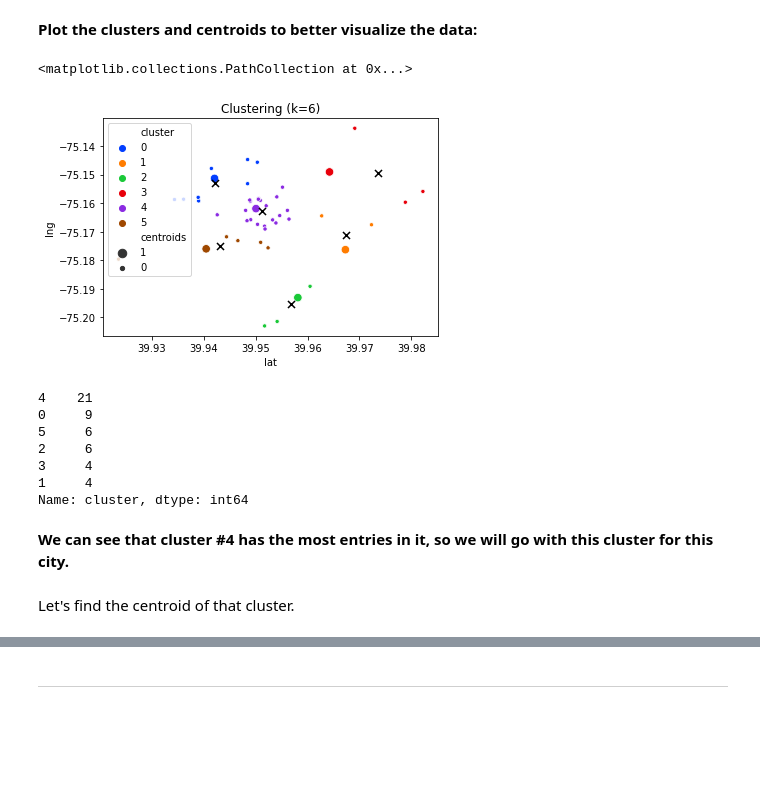
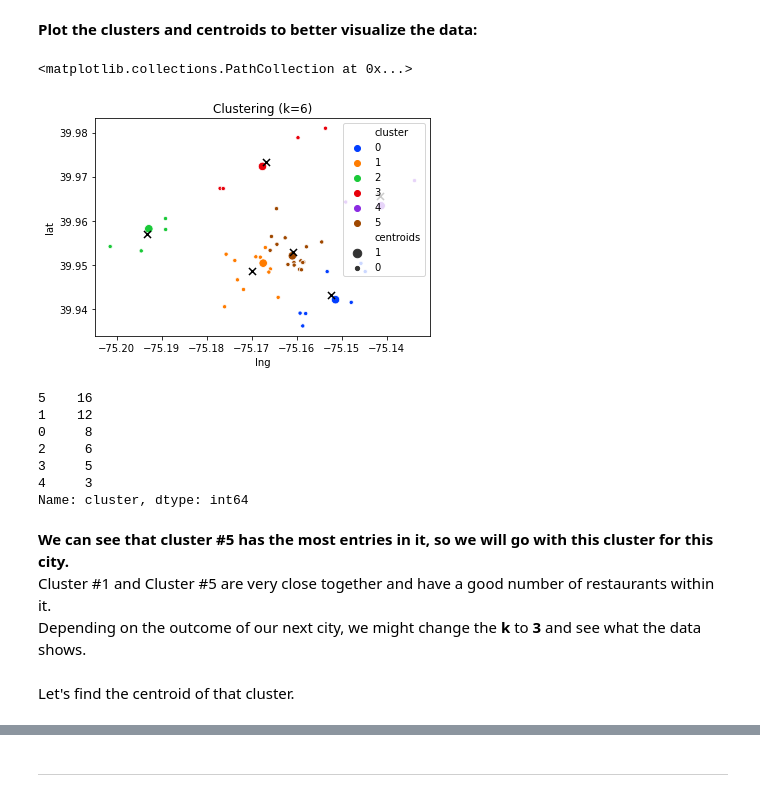
Before and after one commit to theblindhobo/Coursera_Capstone, a Jupyter notebook: The Battle of Neighborhoods (Week 2).ipynb, the cells around one changed output, grey strips where cells are left out. Drawn from its saved outputs; the diff is of its cells as text; code cells hidden in the pictures; blank space fills up the shorter version.

```diff
--- a/The Battle of Neighborhoods (Week 2).ipynb
+++ b/The Battle of Neighborhoods (Week 2).ipynb
@@ -37,8 +37,8 @@ print(cities_list)
 # %% [markdown]
 **Setting up variables for query:**
 # %%
-CLIENT_ID = 'WUPUAH5PA54ZBTSDADZUGWT0ROUITGR5S1ZPV3EIV1DYIVP3'
-CLIENT_SECRET = 'F0VENJWDIYB3JQYW3DOON402F0DK34O2MSR42145SCXS0UYM'
+CLIENT_ID = '' # hidden
+CLIENT_SECRET = '' # hidden
 VERSION = '20201101'
 LIMIT = 100
 RADIUS = 8046 # meters
@@ -145,7 +145,7 @@ from sklearn import preprocessing, cluster
 import scipy
 from scipy.cluster.vq import vq
 # %%
-X = phil_df[["lat","lng"]]
+X = phil_df[["lng","lat"]]
 max_k = 10
 ## iterations
 distortions = []
@@ -173,7 +173,7 @@ plt.show()
 # %%
 k = 6
 model = cluster.KMeans(n_clusters=k, init='k-means++')
-X = phil_df[["lat","lng"]]
+X = phil_df[["lng","lat"]]
 
 ## clustering
 dtf_X = X.copy()
@@ -204,25 +204,29 @@ See the caveats in the documentation: https://pandas.pydata.org/pandas-docs/stab
 # %%
 import seaborn as sns
 ## plot
 fig, ax = plt.subplots()
-sns.scatterplot(x="lat", y="lng", data=phil_df, palette=sns.color_palette("bright",k), hue='cluster', size="centroids", size_order=[1,0], legend="brief", ax=ax).set_title('Clustering (k='+str(k)+')')
+sns.scatterplot(x="lng", y="lat", data=phil_df, palette=sns.color_palette("bright",k), hue='cluster', size="centroids", size_order=[1,0], legend="brief", ax=ax).set_title('Clustering (k='+str(k)+')')
 th_centroids = model.cluster_centers_
-ax.scatter(th_centroids[:,0], th_centroids[:,1], s=50, c='black', marker="x")
+ax.scatter(th_centroids[:,0], th_centroids[:,1], s=len(phil_df.index), c='black', marker="x")
 # %% [output]
 <matplotlib.collections.PathCollection at 0x...>
-[figure, old version]
+[figure, new version]
 # %%
 phil_df['cluster'].value_counts().max(level=0)
 # %% [output]
-4    21
-0     9
-5     6
+5    16
+1    12
+0     8
 2     6
-3     4
-1     4
+3     5
+4     3
 Name: cluster, dtype: int64
 # %% [markdown]
-**We can see that cluster #4 has the most entries in it, so we will go with this cluster for this city.**
+**We can see that cluster #5 has the most entries in it, so we will go with this cluster for this city.**
+<br>
+Cluster #1 and Cluster #5 are very close together and have a good number of restaurants within it.
+<br>
+Depending on the outcome of our next city, we might change the **k** to **3** and see what the data shows.
 <br><br>
 Let's find the centroid of that cluster.
 # %%
```
Also changed, not shown: parts of 26 cells of this notebook.
